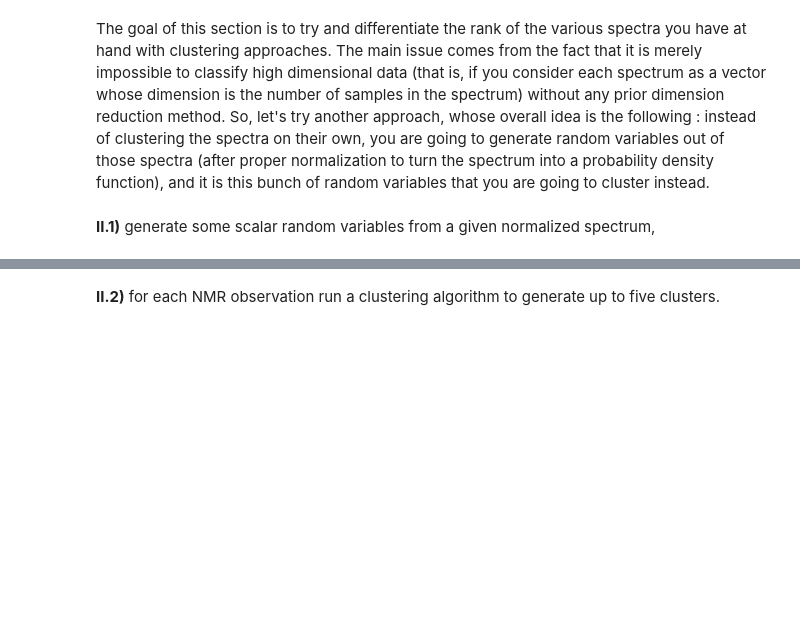
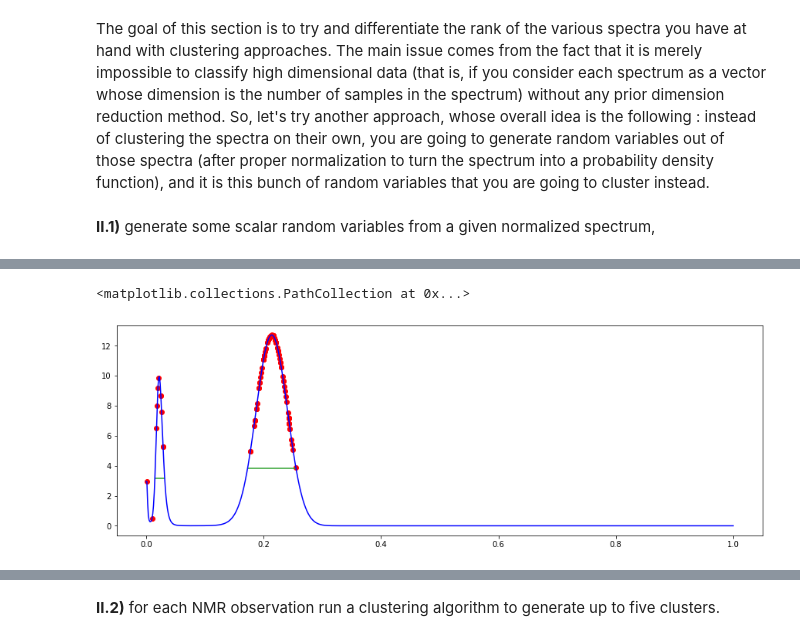
Before and after one commit to nicolas1805961/NMR-signal-machine-learning, a Jupyter notebook: challenge_evaluation.ipynb, the cells around one changed output, grey strips where cells are left out. Cells and saved outputs as stored; diff of their text form; code cells hidden in the pictures; blank space fills up the shorter version.

```diff
--- a/challenge_evaluation.ipynb
+++ b/challenge_evaluation.ipynb
@@ -166,11 +177,38 @@ np.random.seed(50)
+# %%
+from scipy.signal import argrelmax, find_peaks, peak_widths
+
+peaks, _ = find_peaks(example[1])
+results_half = peak_widths(example[1], peaks, rel_height=0.7)
+h = results_half[1]
+l = results_half[2] * (example[0].max() / (len(example[0]) - 1))
+r = results_half[3] * (example[0].max() / (len(example[0]) - 1))
+indices = []
+for left, right in zip(l, r):
+    indices_range = np.where((example[0] >= left) & (example[0] <= right))[0]
+    indices.append(indices_range)
+indices_source = np.concatenate(indices)
+start = np.arange(0, indices_source.min())
+indices_source = np.concatenate((start, indices_source))
+source = example[0][indices_source]
+proba = example[1][indices_source]
+X = np.sort(np.random.choice(source, 100, p=proba / np.sum(proba)))
+Y = [proba[np.where(source==val)[0]] for val in X]
+plt.figure(figsize=(15, 5))
+plt.plot(example[0], example[1], label='density probability function', c='b')
+plt.hlines(h, l, r, color="C2")
+plt.scatter(np.squeeze(X), Y, c='r', label='random variables')
+# %% [output]
+<matplotlib.collections.PathCollection at 0x...>
 # %%
 example = spectrums['LearningDataSet/12/spectre/12-2-005.pj2']
 
 def random_var(spectrum, samples=100):
     # threshold to only keep values on peaks
     X_sup = example[:, (np.where(spectrum[1]> 1.5)[0])]
-    X = np.random.choice(X_sup[0], samples, p=X_sup[1] / np.sum(X_sup[1]))
+    X = np.sort(np.random.choice(X_sup[0], samples, p=X_sup[1] / np.sum(X_sup[1])))
     Y = [X_sup[1][np.where(X_sup[0]==val)[0]] for val in X]
     return X, Y
 
 X, Y = random_var(example)
+# %% [output]
+[figure, added]
```
Also changed, not shown: parts of 37 cells of this notebook.
